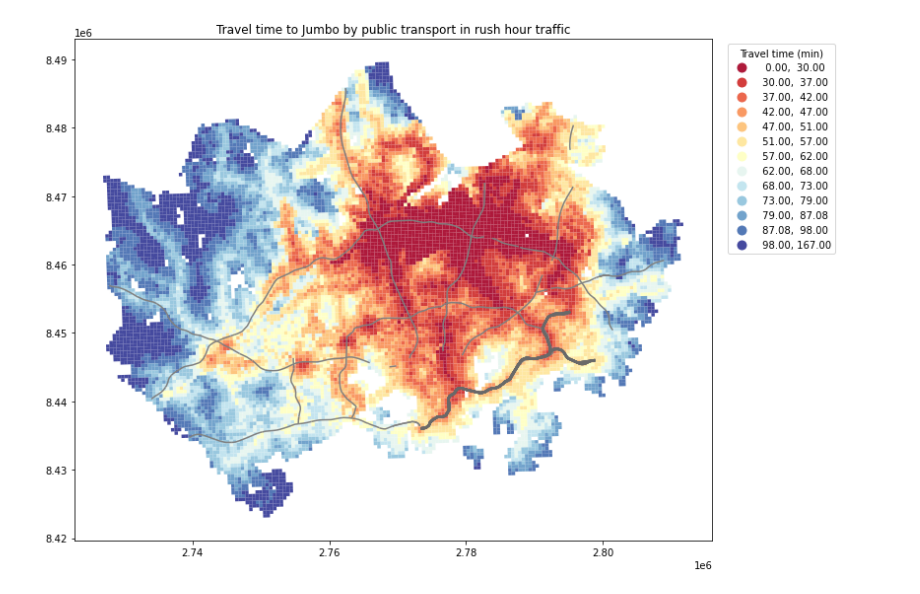
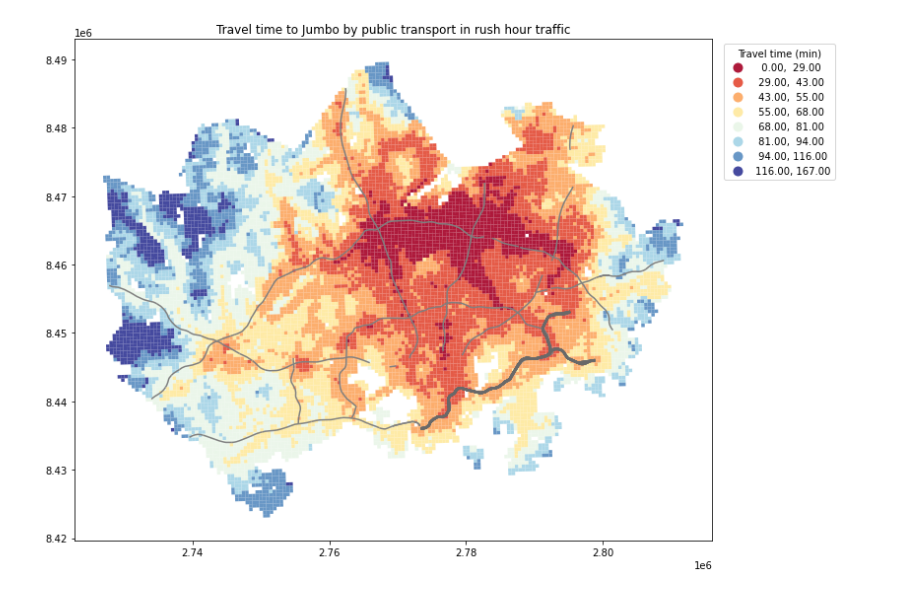
Before and after one commit to AutoGIS-2021/exercise-5-hennaylimaa, a Jupyter notebook: Problem1.ipynb, the cells around one changed output. Saved outputs shown, nothing was run; the diff lists cells and outputs as text; code cells hidden in the pictures.

```diff
--- a/Problem1.ipynb
+++ b/Problem1.ipynb
@@ -14,38 +14,40 @@ grid = gpd.read_file('~/Documents/AutoGIS/Exercise4/exercise-4-hennaylimaa/data/
 roads = gpd.read_file('~/Documents/AutoGIS/exercise-5-hennaylimaa/data/dataE5/dataE5/roads.shp')
 metro = gpd.read_file('~/Documents/AutoGIS/exercise-5-hennaylimaa/data/dataE5/dataE5/metro.shp')
 
-# setting csr
+# setting crs
 grid = grid.to_crs(epsg=3857)
 roads = roads.to_crs(epsg=3857)
 metro = metro.to_crs(epsg=3857)
-#jumbo = jumbo.to_crs(epsg=3857)
 
-# dropping unnessessary columns and -1 value rowns
+# dropping unnessessary columns and -1 value rows
 jumbo.drop(jumbo.columns.difference(['pt_r_t', 'from_id', 'to_id']), 1, inplace=True)
 merged = grid.merge(jumbo, left_on='YKR_ID', right_on='from_id')
 merged = merged.replace(-1, np.nan)
 data = merged.dropna()
 
+#UserDefined=mapclassify.UserDefined.make(bins=[15,30,45,60,90,120,180])
+#data["pt_r_t_cl"]=data[["pt_r_t"]].apply(UserDefined)
+
 # creating map
 fig, ax = plt.subplots(figsize=(12,8))
 
 # plot the data of traveling time by fast cycling
-data.plot(ax=ax, column="pt_r_t", linewidth=0.03, cmap="RdYlBu", scheme="quantiles", k=13, alpha=0.9, legend=True)
+data.plot(ax=ax, column="pt_r_t", linewidth=0.03, cmap="RdYlBu", scheme="naturalbreaks", k=8, alpha=0.9, legend=True)
 
 # Re-position the legend and set a title
 ax.set_title('Travel time to Jumbo by public transport in rush hour traffic')
 
 ax.get_legend().set_bbox_to_anchor((1.2,1))
 ax.get_legend().set_title("Travel time (min)")
 
 # add road on top of previous map
 roads.plot(ax=ax, color="grey", linewidth=1.5)
 # Add metro on top of the previous map
 metro.plot(ax=ax, color="dimgrey", linewidth=2.5)
 
 plt.tight_layout()
 
-output_fig = r'C:\Users\henna\Documents\AutoGIS\exercise-5-hennaylimaa\jumbo_by_pt.png'
+output_fig = r'C:\Users\henna\Documents\AutoGIS\exercise-5-hennaylimaa\docs\jumbo_by_pt.png'
 jaaha = fig.savefig(output_fig)
 # %% [output]
-[figure, old version]
+[figure, new version]
```
Also changed, not shown: 1 other file.
